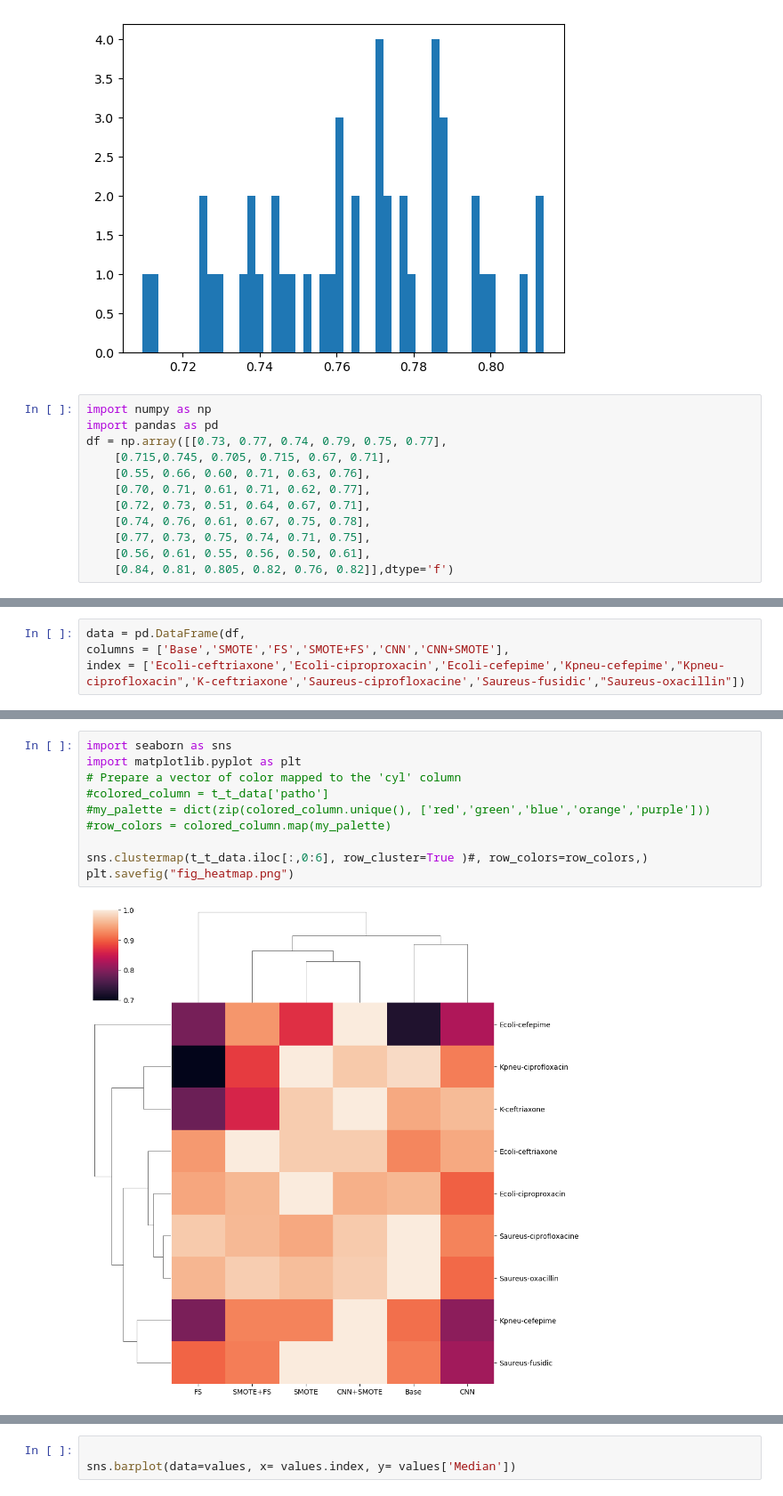
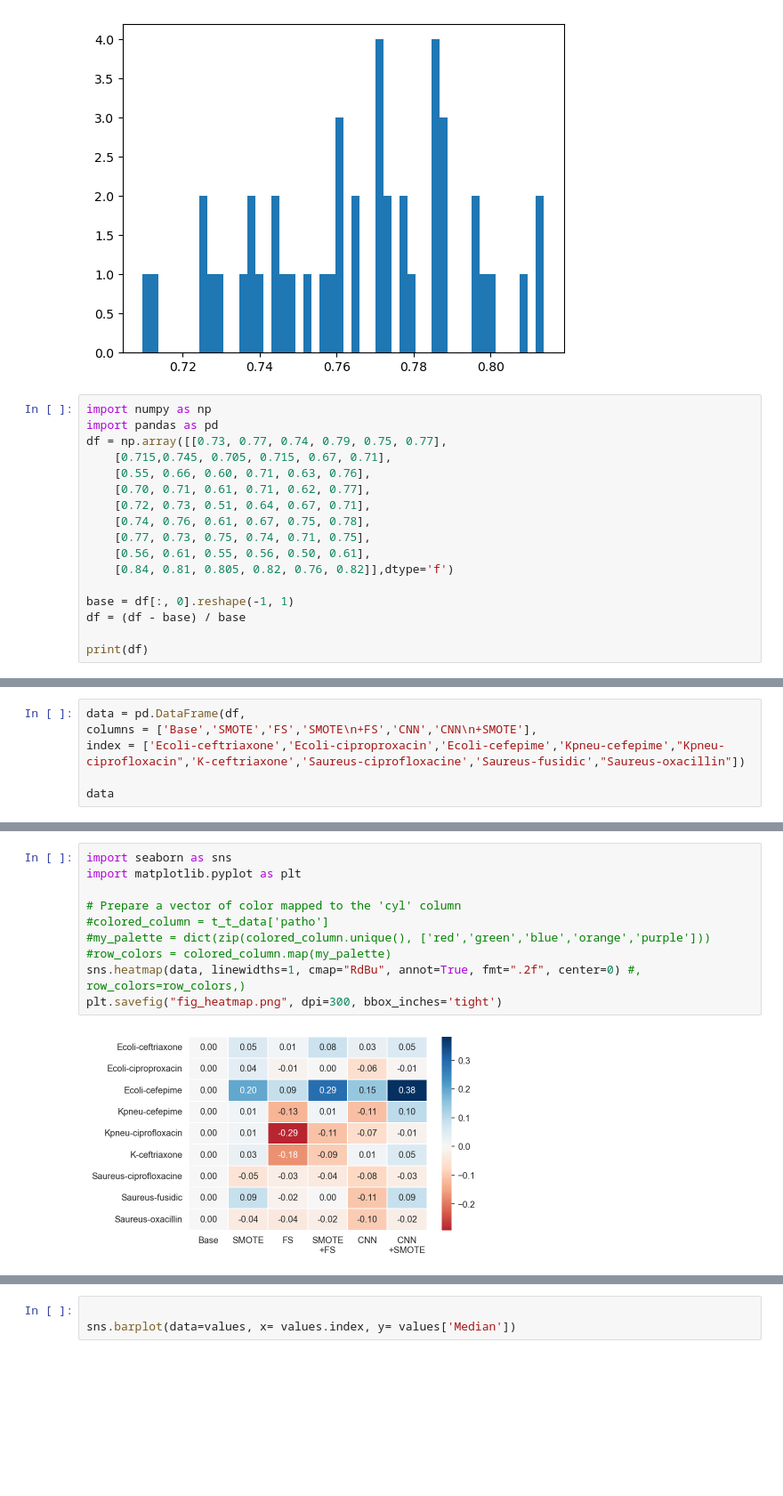
Before and after one commit to seibikobara/CS534FinalMSpathogens, a Jupyter notebook: etc.ipynb, the cells around one changed output, grey strips where cells are left out. Shown: that part at 89% size. Drawn from its saved outputs; the diff is of its cells as text; blank space fills up the shorter version.

Commit message:
chore(etc): update plots

```diff
--- a/etc.ipynb
+++ b/etc.ipynb
@@ -65,3 +65,8 @@ df = np.array([[0.73, 0.77, 0.74, 0.79, 0.75, 0.77],
     [0.77, 0.73, 0.75, 0.74, 0.71, 0.75],
     [0.56, 0.61, 0.55, 0.56, 0.50, 0.61],
     [0.84, 0.81, 0.805, 0.82, 0.76, 0.82]],dtype='f')
+
+base = df[:, 0].reshape(-1, 1)
+df = (df - base) / base
+
+print(df)
@@ -68,4 +83,6 @@ df = np.array([[0.73, 0.77, 0.74, 0.79, 0.75, 0.77],
 # %%
 data = pd.DataFrame(df,
-columns = ['Base','SMOTE','FS','SMOTE+FS','CNN','CNN+SMOTE'],
+columns = ['Base','SMOTE','FS','SMOTE\n+FS','CNN','CNN\n+SMOTE'],
 index = ['Ecoli-ceftriaxone','Ecoli-ciproproxacin','Ecoli-cefepime','Kpneu-cefepime',"Kpneu-ciprofloxacin",'K-ceftriaxone','Saureus-ciprofloxacine','Saureus-fusidic',"Saureus-oxacillin"])
+
+data
@@ -95,15 +123,15 @@ t_t_data
 # %%
 import seaborn as sns
 import matplotlib.pyplot as plt
+
 # Prepare a vector of color mapped to the 'cyl' column
 #colored_column = t_t_data['patho']
 #my_palette = dict(zip(colored_column.unique(), ['red','green','blue','orange','purple']))
 #row_colors = colored_column.map(my_palette)
-
-sns.clustermap(t_t_data.iloc[:,0:6], row_cluster=True )#, row_colors=row_colors,)
-plt.savefig("fig_heatmap.png")
+sns.heatmap(data, linewidths=1, cmap="RdBu", annot=True, fmt=".2f", center=0) #, row_colors=row_colors,)
+plt.savefig("fig_heatmap.png", dpi=300, bbox_inches='tight')
 # %% [output]
-[figure, old version]
+[figure, new version]
 # %%
 values= pd.DataFrame(t_t_data.median(axis=0), columns=["Median"])
 values
```
Also changed, not shown: parts of 4 cells of this notebook.
